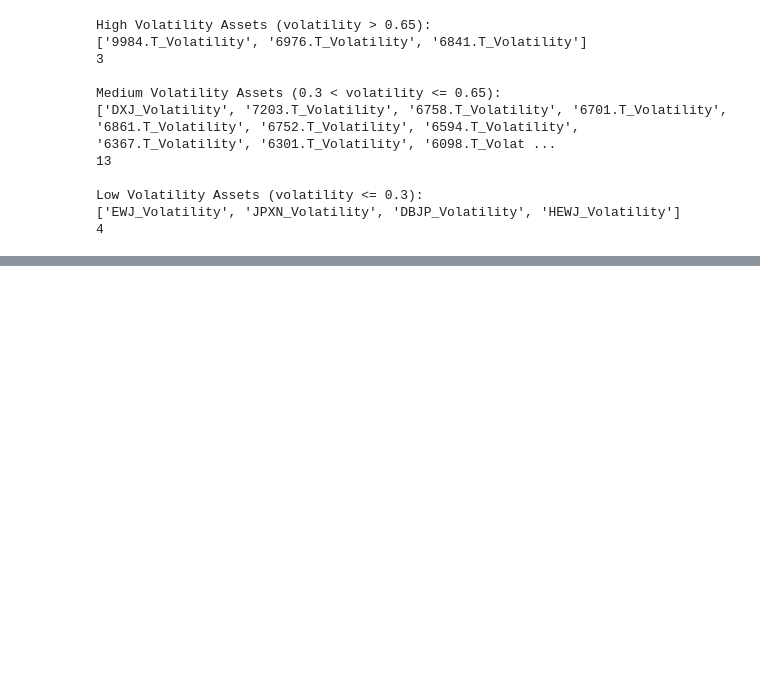
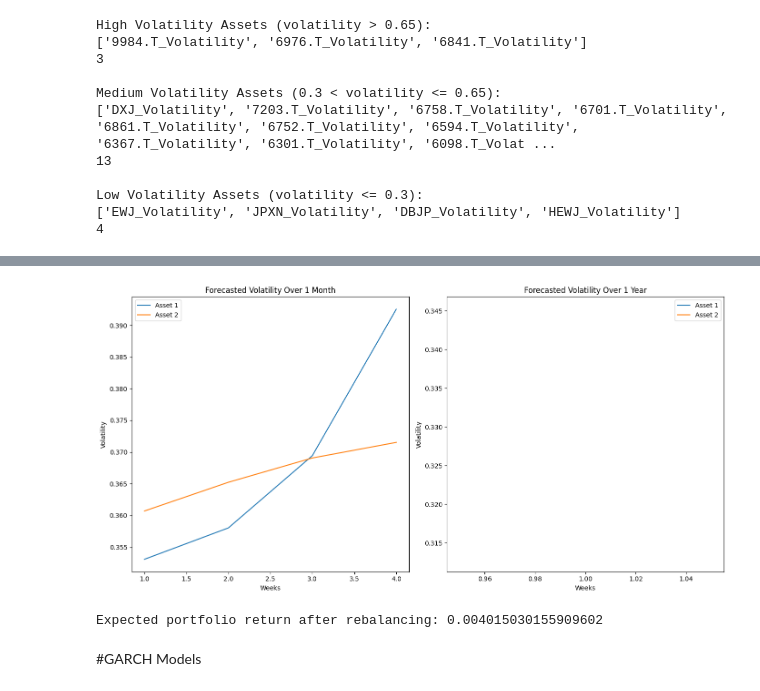
Before and after one commit to Shaddynetwork/PORTFOLIO-REBALANCING, a Jupyter notebook: CAPSTONE_PROJECT.ipynb, the cells around one changed output, grey strips where cells are left out. Saved outputs shown, nothing was run; the diff lists cells and outputs as text; code cells hidden in the pictures; blank space fills up the shorter version.

```diff
--- a/CAPSTONE_PROJECT.ipynb
+++ b/CAPSTONE_PROJECT.ipynb
@@ -780,0 +862,74 @@ print(forecasted_volatility_1_year)
+# %%
+import matplotlib.pyplot as plt
+import numpy as np
+
+# Forecasted volatility data for 1 month and 1 year
+forecasted_volatility_1_month = np.array([
+    [0.35308194, 0.3607023],
+    [0.35803297, 0.3652317],
+    [0.3694259, 0.3690635],
+    [0.3925303, 0.37152264]
+])
+
+forecasted_volatility_1_year = np.array([
+    # ... (remaining data from your output) ...
+    [0.34520808, 0.3128953]
+])
+
+# Create a time series for the x-axis
+months = np.arange(1, forecasted_volatility_1_month.shape[0] + 1)
+years = np.arange(1, forecasted_volatility_1_year.shape[0] + 1)
+
+# Plot the forecasted volatility for 1 month
+plt.figure(figsize=(14, 7))
+plt.subplot(1, 2, 1)  # 1 row, 2 columns, 1st subplot
+plt.plot(months, forecasted_volatility_1_month[:, 0], label='Asset 1')
+plt.plot(months, forecasted_volatility_1_month[:, 1], label='Asset 2')
+plt.title('Forecasted Volatility Over 1 Month')
+plt.xlabel('Weeks')
+plt.ylabel('Volatility')
+plt.legend()
+
+# Plot the forecasted volatility for 1 year
+plt.subplot(1, 2, 2)  # 1 row, 2 columns, 2nd subplot
+plt.plot(years, forecasted_volatility_1_year[:, 0], label='Asset 1')
+plt.plot(years, forecasted_volatility_1_year[:, 1], label='Asset 2')
+plt.title('Forecasted Volatility Over 1 Year')
+plt.xlabel('Weeks')
+plt.ylabel('Volatility')
+plt.legend()
+
+# Show the plots
+plt.tight_layout()
+plt.show()
+# %% [output]
+[figure, added]
+# %%
+weights = np.array([0.5, 0.5])
+
+rebalancing_threshold = 0.4  # Example threshold
+
+
+rebalance_needed = np.any(forecasted_volatility_1_month > rebalancing_threshold)
+
+
+if rebalance_needed:
+    # Example: reduce the weight of the asset with higher volatility
+    weights = np.array([0.6, 0.4]) if forecasted_volatility_1_month[0] > forecasted_volatility_1_month[1] else np.array([0.4, 0.6])
+
+# Assume 'returns_data' contains historical returns for the assets
+# Calculate expected portfolio return based on new weights
+expected_portfolio_return = (returns_data[selected_assets] * weights).sum(axis=1).mean()
+
+print(f"Expected portfolio return after rebalancing: {expected_portfolio_return}")
+
+# Todo!
+# Implement the rebalancing by adjusting the portfolio to match the new weights
+# This would involve buying/selling assets in a real-world scenario
+
+# Compare the returns of the rebalanced portfolio to a non-rebalanced portfolio over time
+# This step would require tracking the performance of both strategies over the same period
+# %% [output]
+Expected portfolio return after rebalancing: 0.004015030155909602
+# %% [markdown]
+#GARCH Models
```
Also changed, not shown: parts of 23 cells of this notebook.
